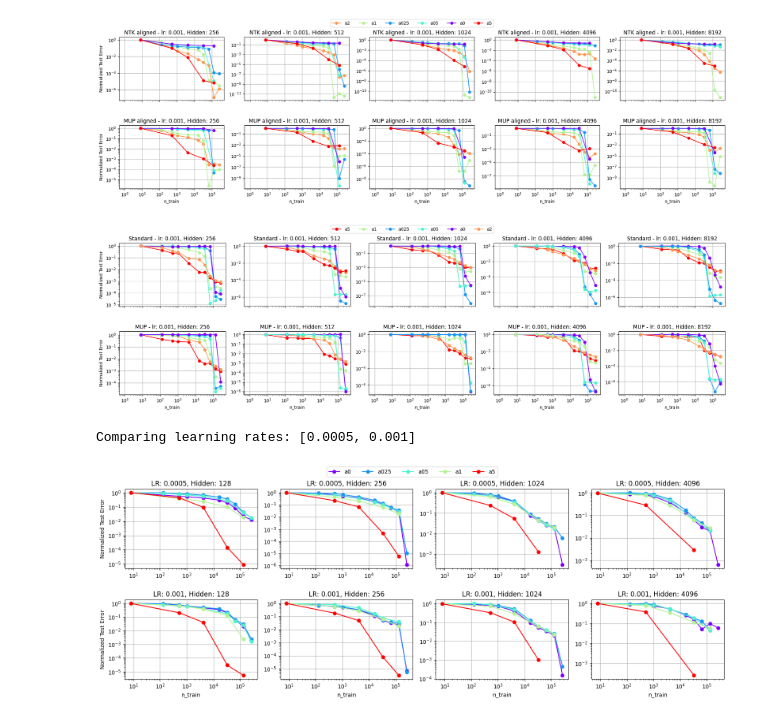
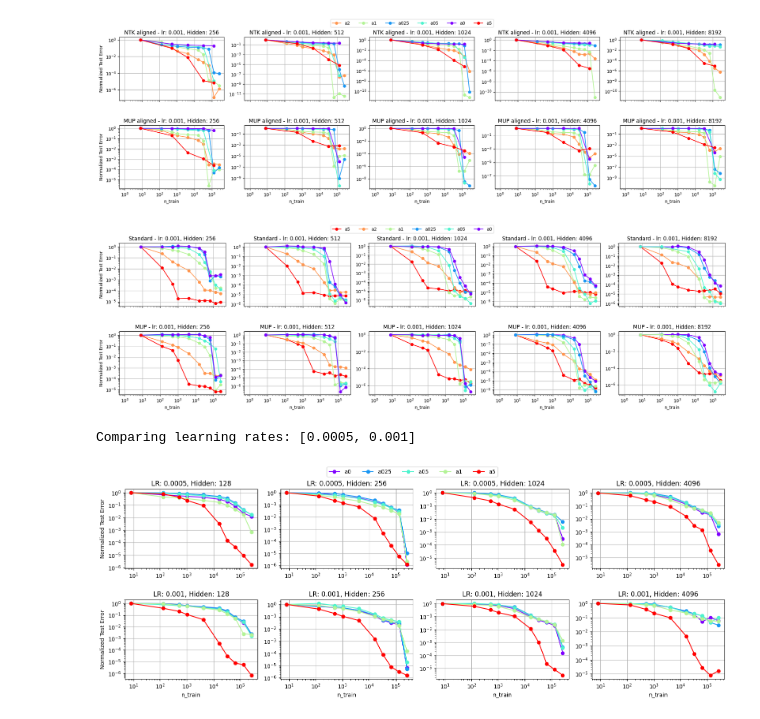
Before and after one commit to NiclasGoering/TF_spectrum, a Jupyter notebook: plots/summary_plot.ipynb, the cells around one changed output. Drawn from its saved outputs; the diff is of its cells as text; code cells hidden in the pictures.

```diff
--- a/plots/summary_plot.ipynb
+++ b/plots/summary_plot.ipynb
@@ -298,8 +298,8 @@ import matplotlib as mpl
 
 # ======= USER SETTINGS =======
 # Set the paths to your results directories
-standard_results_directory = "/home/goring/TF_spectrum/results/results_correct_scaling/d50_hidden256_standard_2502"
-mup_results_directory = "/home/goring/TF_spectrum/results/results_correct_scaling/d50_hidden256_mup_2502"
+standard_results_directory = "/home/goring/TF_spectrum/results/results_correct_scaling/d10_hidden256_standard_2502"
+mup_results_directory = "/home/goring/TF_spectrum/results/results_correct_scaling/d10_hidden256_mup_2502"
 
 # If you want to save the figure, specify a file name (e.g., "my_plot.png"); otherwise, leave as an empty string.
 save_fig_path = ""  # e.g., "my_plot.png"
@@ -548,34 +548,34 @@ for i, lr in enumerate(unique_lr):
 
         # Set y-axis label based on normalization
         if j == 0:
             y_label = "Normalized Test Error" if normalize_errors else "Test Error"
             ax_standard.set_ylabel(y_label)
             ax_mup.set_ylabel(y_label)
 
         # Set scales, labels, title for MUP plot
         ax_mup.set_xscale("log")
         ax_mup.set_yscale("log")
         ax_mup.set_title(f"MUP - lr: {lr}, Hidden: {hs}")
         ax_mup.grid(True)
 
 # Create a global legend above the subplots
 fig.legend(
     legend_handles.values(),
     legend_handles.keys(),
     loc="upper center",
     ncol=min(len(legend_handles), 6)
 )
 
 fig.tight_layout(rect=[0, 0, 1, 0.95])
 plt.subplots_adjust(top=0.90, hspace=0.4)  # Make room for the legend and between rows
 
 if save_fig_path:
     plt.savefig(save_fig_path)
     print("Figure saved to", save_fig_path)
 else:
     plt.show()
 # %% [output]
-[figure, old version]
+[figure, new version]
 # %%
 import os
 import glob
@@ -822,4 +822,4 @@ else:
     plt.show()
 # %% [output]
 Comparing learning rates: [0.0005, 0.001]
-[figure, old version]
+[figure, new version]
```
Also changed, not shown: parts of 4 cells of this notebook, 5 other files.
